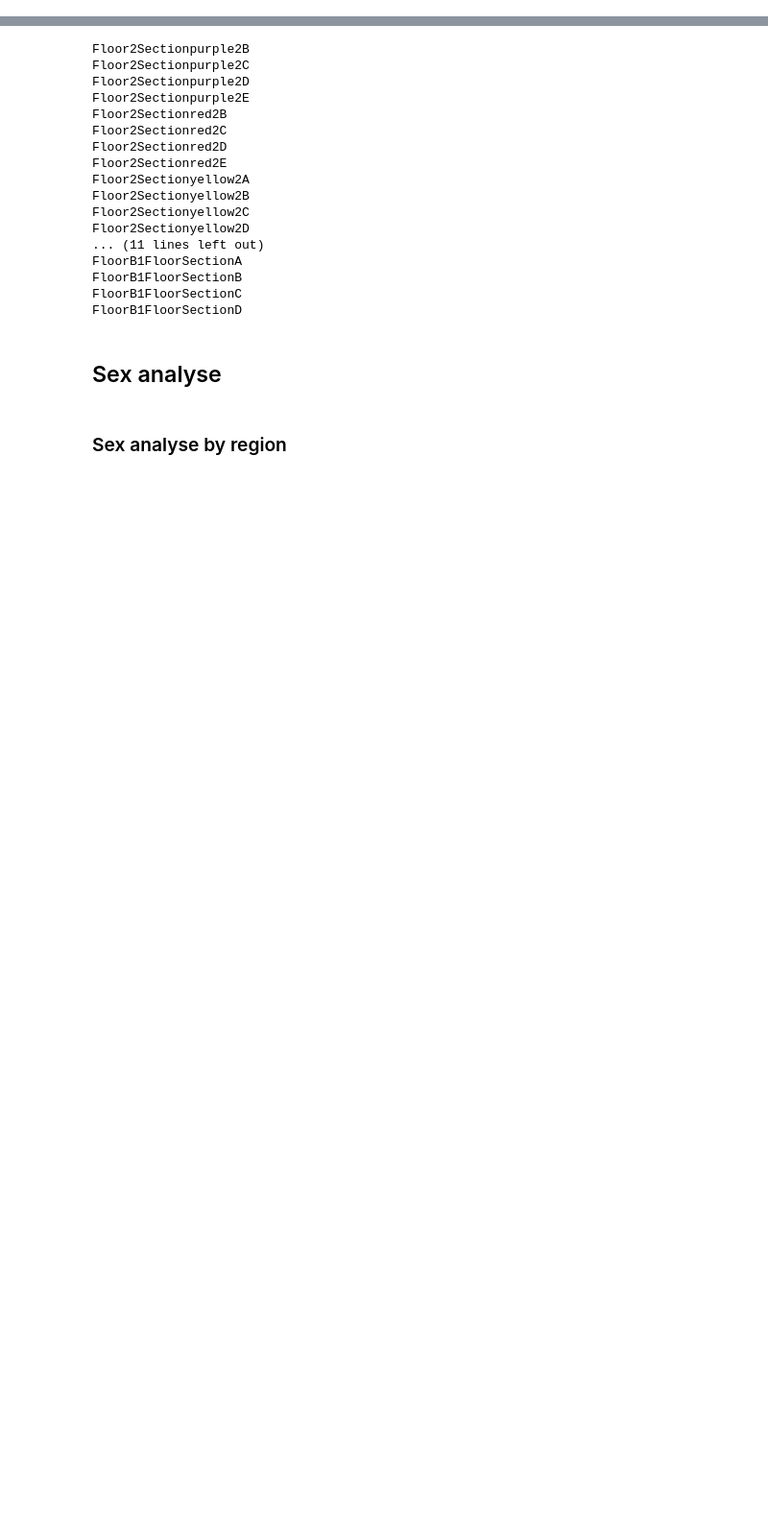
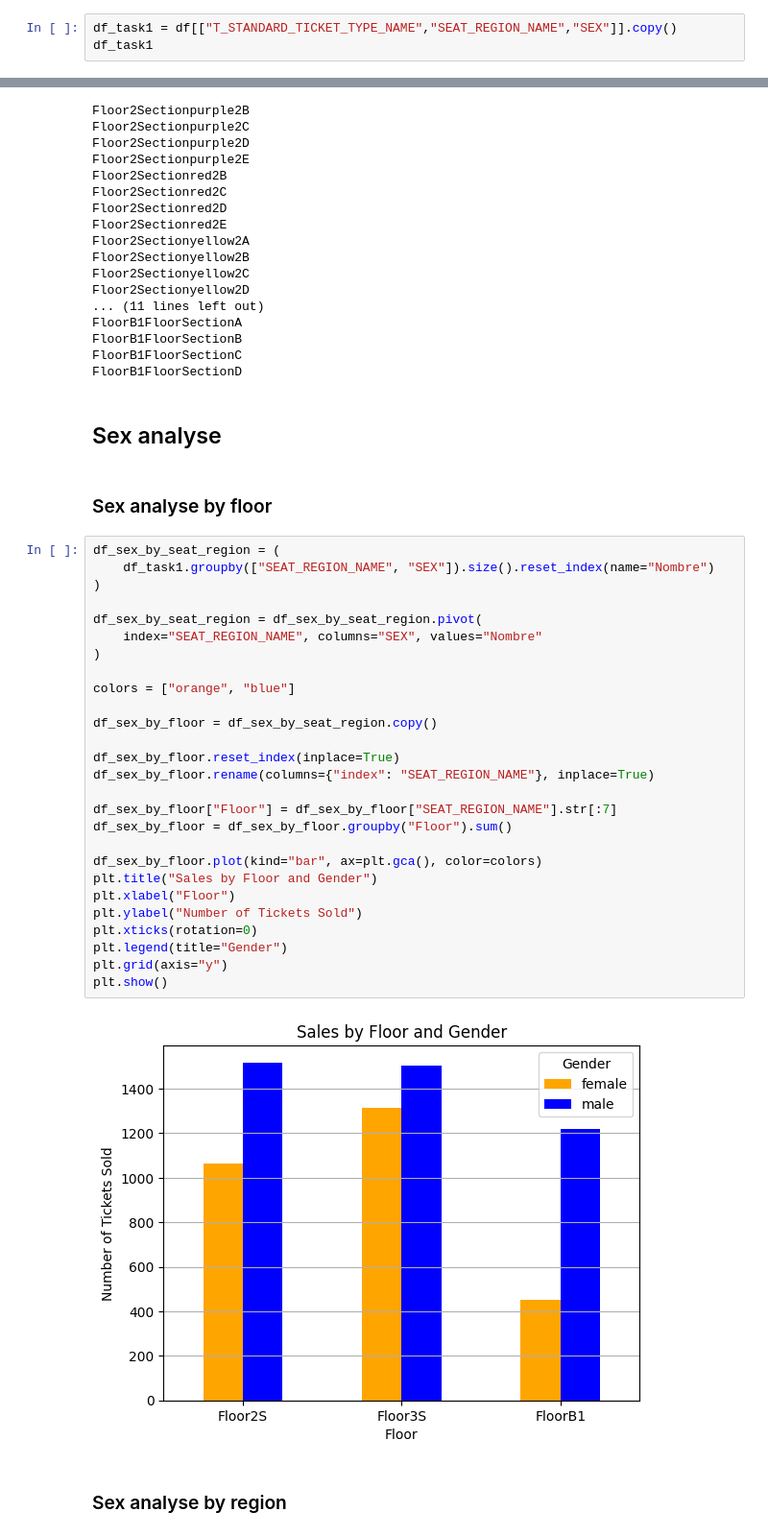
Before and after one commit to ObNitram/girl_generation_project, a Jupyter notebook: girlgenerationprpject.ipynb, the cells around one changed output, grey strips where cells are left out. Shown at 96% size. Saved outputs shown, nothing was run; the diff lists cells and outputs as text; blank space fills up the shorter version.

```diff
--- a/girlgenerationprpject.ipynb
+++ b/girlgenerationprpject.ipynb
@@ -92,0 +82,3 @@ df.head()
+# %%
+df_task1 = df[["T_STANDARD_TICKET_TYPE_NAME","SEAT_REGION_NAME","SEX"]].copy()
+df_task1
@@ -117,5 +124,36 @@ FloorB1FloorSectionC
 FloorB1FloorSectionD
 # %% [markdown]
 ## Sex analyse
+# %% [markdown]
+### Sex analyse by floor
+# %%
+df_sex_by_seat_region = (
+    df_task1.groupby(["SEAT_REGION_NAME", "SEX"]).size().reset_index(name="Nombre")
+)
+
+df_sex_by_seat_region = df_sex_by_seat_region.pivot(
+    index="SEAT_REGION_NAME", columns="SEX", values="Nombre"
+)
+
+colors = ["orange", "blue"]
+
+df_sex_by_floor = df_sex_by_seat_region.copy()
+
+df_sex_by_floor.reset_index(inplace=True)
+df_sex_by_floor.rename(columns={"index": "SEAT_REGION_NAME"}, inplace=True)
+
+df_sex_by_floor["Floor"] = df_sex_by_floor["SEAT_REGION_NAME"].str[:7]
+df_sex_by_floor = df_sex_by_floor.groupby("Floor").sum()
+
+df_sex_by_floor.plot(kind="bar", ax=plt.gca(), color=colors)
+plt.title("Sales by Floor and Gender")
+plt.xlabel("Floor")
+plt.ylabel("Number of Tickets Sold")
+plt.xticks(rotation=0)
+plt.legend(title="Gender")
+plt.grid(axis="y")
+plt.show()
+# %% [output]
+[figure, added]
 # %% [markdown]
 ### Sex analyse by region
```
Also changed, not shown: parts of 39 cells of this notebook.
